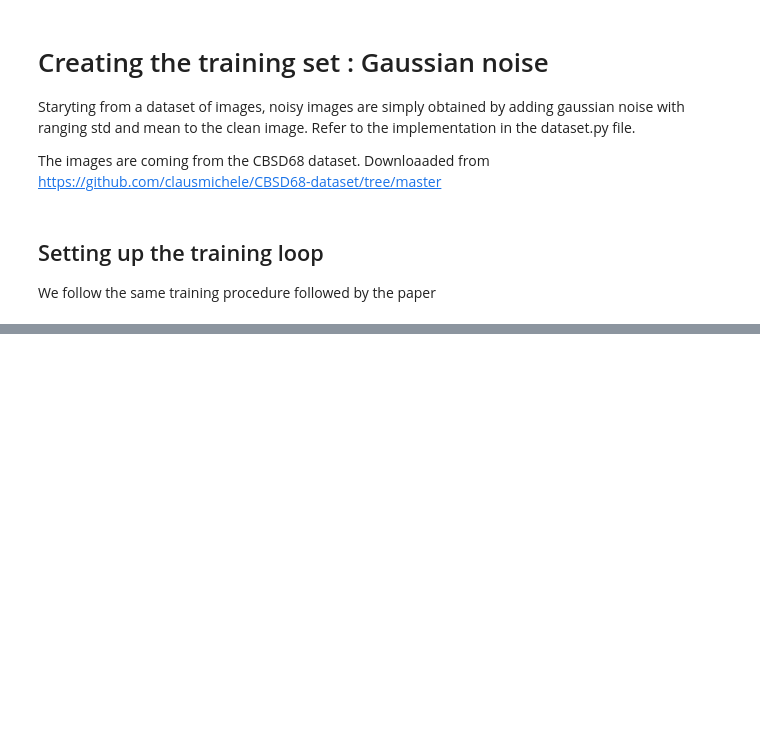
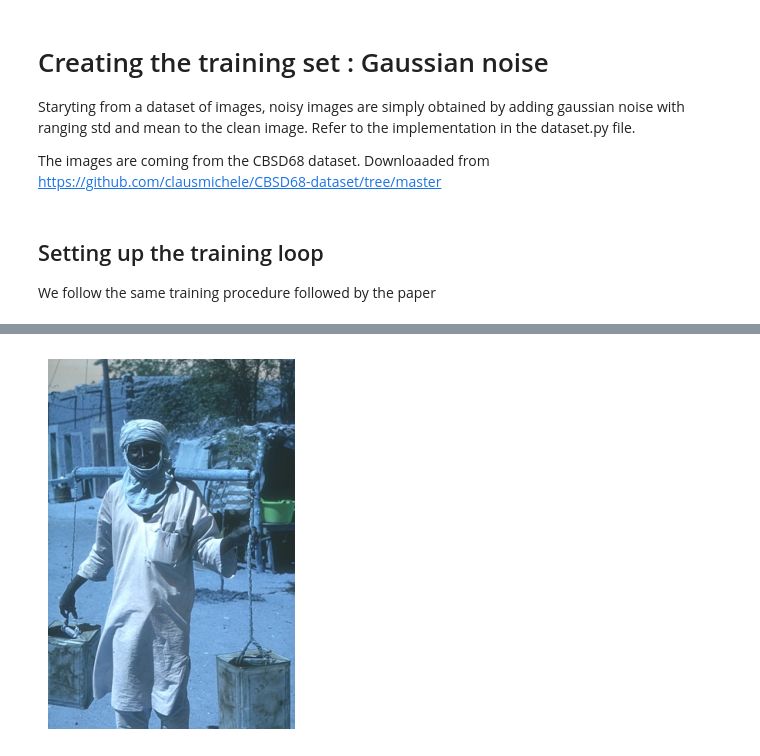
Before and after one commit to Ilsommo97/ResidualDenoising, a Jupyter notebook: ResidualDenoising.ipynb, the cells around one changed output, grey strips where cells are left out. Cells and saved outputs as stored; diff of their text form; code cells hidden in the pictures; blank space fills up the shorter version.

```diff
--- a/ResidualDenoising.ipynb
+++ b/ResidualDenoising.ipynb
@@ -181,0 +201,4 @@ KeyboardInterrupt:
+# %%
+utils.plot_image(dataset.cleanImages[imageNumber])
+# %% [output]
+[figure, added]
```
Also changed, not shown: parts of 8 cells of this notebook, 1 other file.
